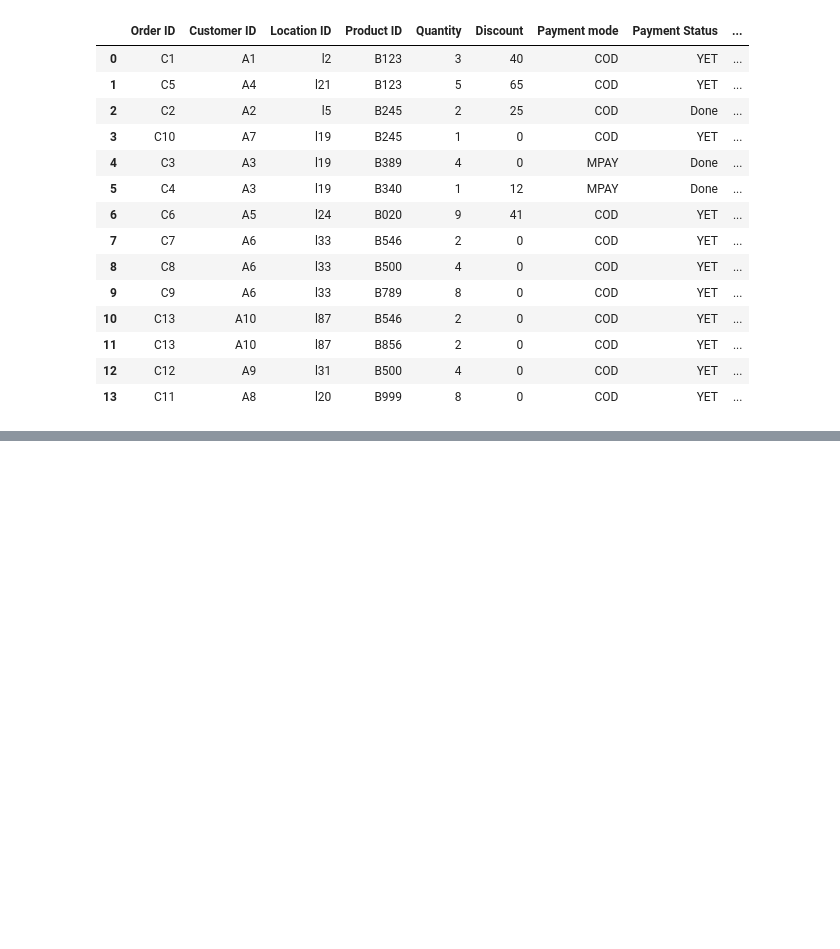
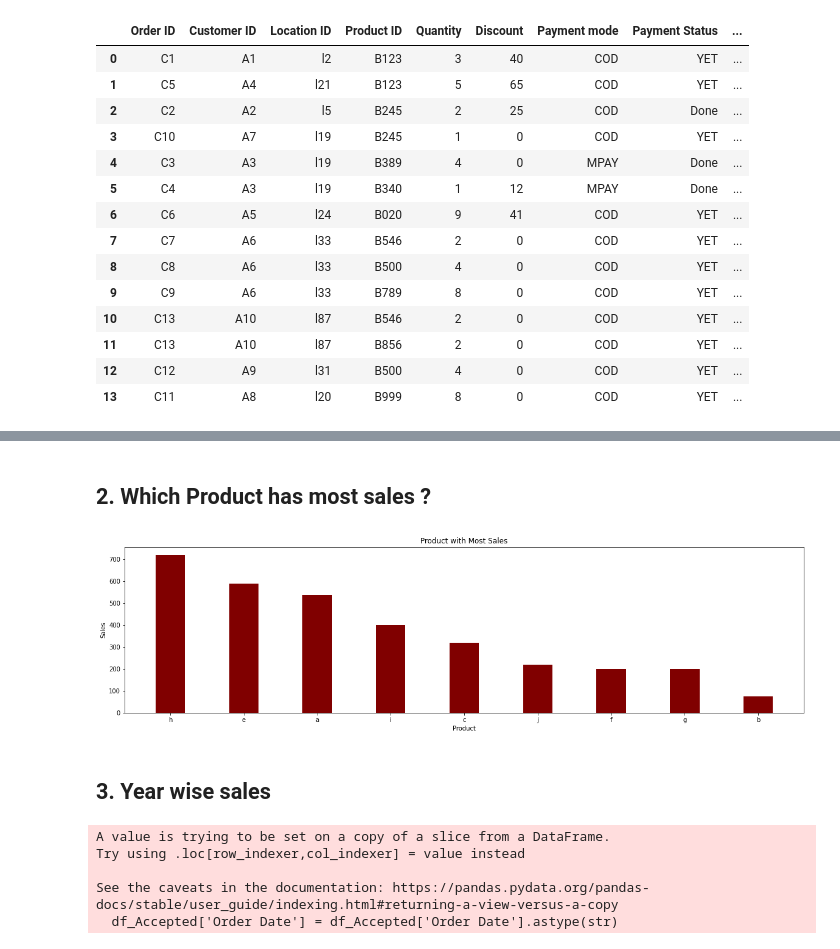
Before and after one commit to HozefaBeenawala/Analytics-Automation, a Jupyter notebook: Untitled.ipynb, the cells around one changed output, grey strips where cells are left out. Drawn from its saved outputs; the diff is of its cells as text; code cells hidden in the pictures; blank space fills up the shorter version.

```diff
--- a/Untitled.ipynb
+++ b/Untitled.ipynb
@@ -132,0 +183,31 @@ df
+# %% [markdown]
+## 2. Which Product has most sales ?
+# %%
+# Sort the DataFrame by 'Sales' column in descending order
+df_sorted = df_Accepted.sort_values(by='Sales', ascending=False)
+
+# Create a figure
+fig = plt.figure(figsize=(20, 5))
+
+# Create the bar plot using the sorted DataFrame
+plt.bar(df_sorted['Product name'], df_sorted['Sales'], color='maroon', width=0.4)
+
+# Set labels and title
+plt.xlabel("Product")
+plt.ylabel("Sales")
+plt.title("Product with Most Sales")
+
+# Show the plot
+plt.show()
+# %% [output]
+[figure, added]
+# %% [markdown]
+## 3. Year wise sales
+# %%
+df_Accepted['Order Date'] = df_Accepted['Order Date'].astype(str)
+# %% [output]
+A value is trying to be set on a copy of a slice from a DataFrame.
+Try using .loc[row_indexer,col_indexer] = value instead
+
+See the caveats in the documentation: https://pandas.pydata.org/pandas-docs/stable/user_guide/indexing.html#returning-a-view-versus-a-copy
+  df_Accepted['Order Date'] = df_Accepted['Order Date'].astype(str)
```
Also changed, not shown: parts of 8 cells of this notebook.
